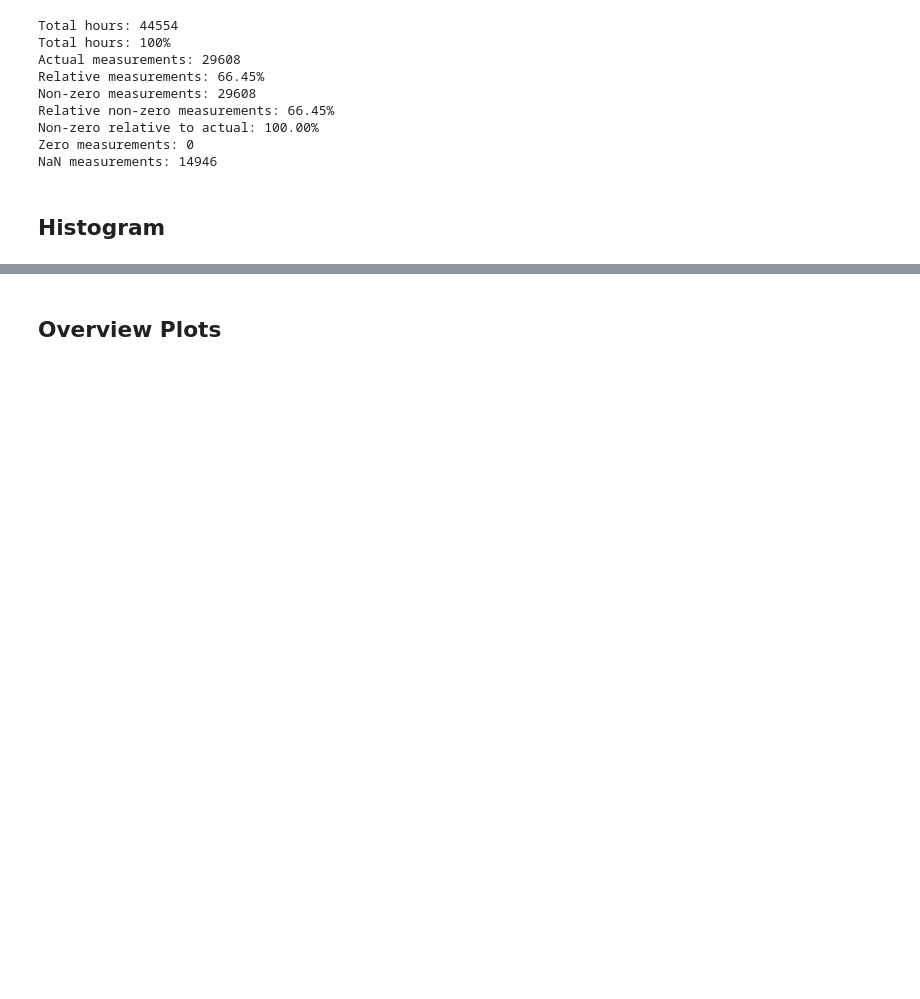
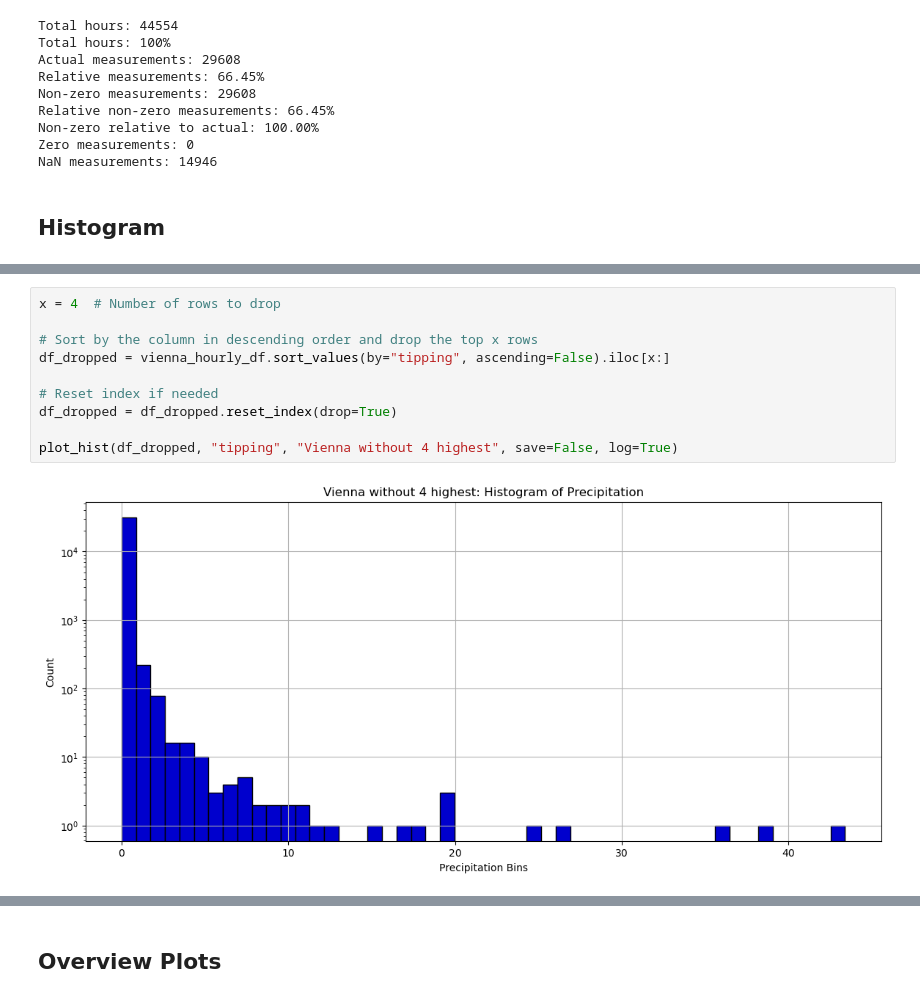
Before and after one commit to Ferdinand1123/digital-twin-for-weather-station, a Jupyter notebook: vienna.ipynb, the cells around one changed output, grey strips where cells are left out. Drawn from its saved outputs; the diff is of its cells as text; blank space fills up the shorter version.

```diff
--- a/vienna.ipynb
+++ b/vienna.ipynb
@@ -418,0 +484,12 @@ with and without extremes
+# %%
+x = 4  # Number of rows to drop
+
+# Sort by the column in descending order and drop the top x rows
+df_dropped = vienna_hourly_df.sort_values(by="tipping", ascending=False).iloc[x:]
+
+# Reset index if needed
+df_dropped = df_dropped.reset_index(drop=True)
+
+plot_hist(df_dropped, "tipping", "Vienna without 4 highest", save=False, log=True)
+# %% [output]
+[figure, added]
```
Also changed, not shown: parts of 19 cells of this notebook.
